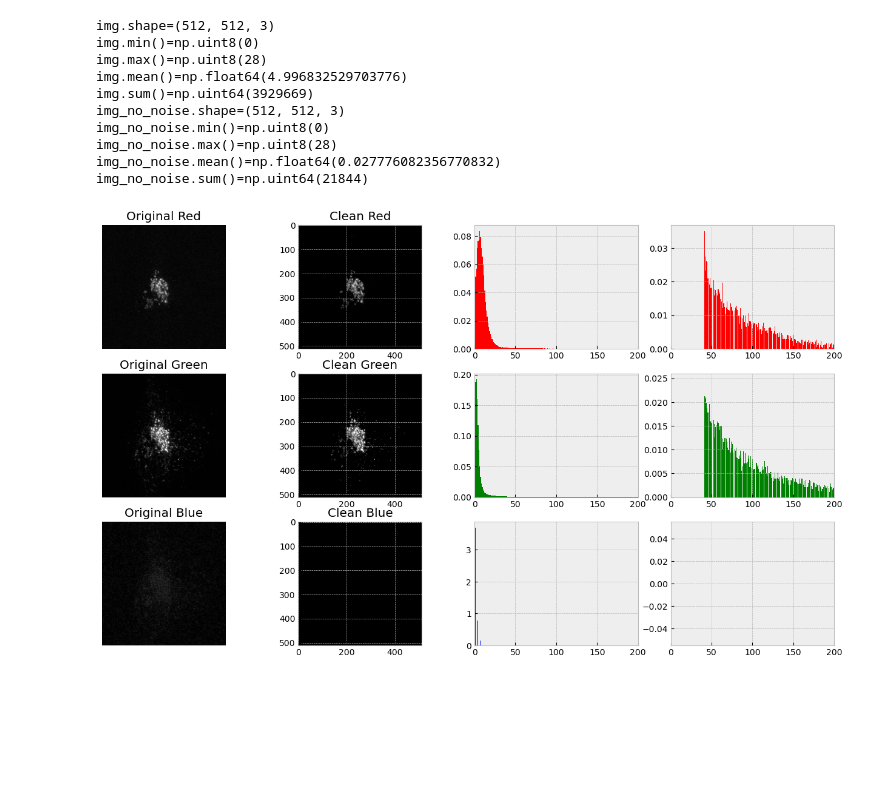
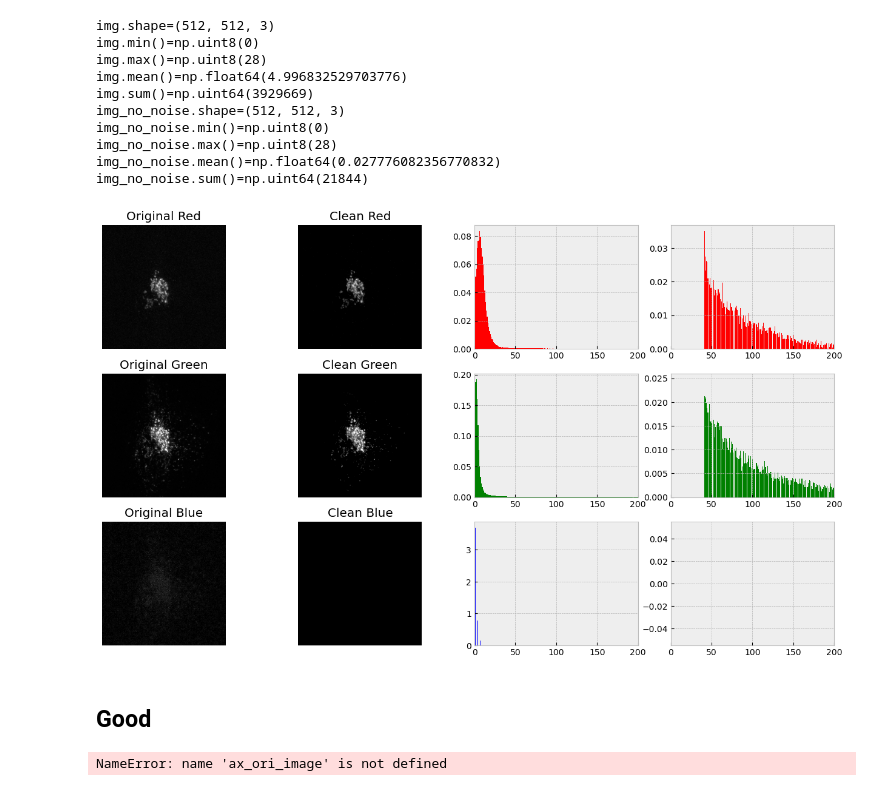
Before and after one commit to SPS-SP2273/learning-portfolio-Venetaris, a Jupyter notebook: Testing/Image analysis.ipynb, the cells around one changed output. Drawn from its saved outputs; the diff is of its cells as text; code cells hidden in the pictures; blank space fills up the shorter version.

```diff
--- a/Testing/Image analysis.ipynb
+++ b/Testing/Image analysis.ipynb
@@ -213,37 +213,37 @@ ax_dn_g_i.set_title("Clean Green")
 
 ax_ori_b_i.imshow(ori_b, cmap = 'gray')
 ax_ori_b_i.set_title("Original Blue")
 ax_dn_b_i.imshow(dn_b, cmap = 'gray')
 ax_dn_b_i.set_title("Clean Blue")
 
 zippo = zip(
     (ax_ori_r_h, ax_dn_r_h, ax_ori_g_h, ax_dn_g_h, ax_ori_b_h, ax_dn_b_h),
     (ori_r, dn_r, ori_g, dn_g, ori_b, dn_b)   # Zipping histograms to their imagages
     )
 
 for axis, data in zippo:
     no_zeros = data.flatten()                           # Flatten data
     no_zeros = no_zeros[no_zeros > 0]                   # Limits data to those greater than 0, (omit the masked)
     if axis == ax_ori_r_h or axis == ax_dn_r_h:
         color = 'red'
     elif axis == ax_ori_g_h or axis == ax_dn_g_h:
         color = 'green'
     else:
         color = 'blue'
 
     axis.hist(no_zeros,
               bins=255,
               color=color,
               density=True)                             # Automates creation of the histograms
 
     axis.set_xlim([0, 200])                             # Limits axis dimensions
 
-for a in [ax_ori_r_i, ax_ori_g_i, ax_ori_b_i]:
+for a in [ax_ori_r_i, ax_dn_r_i, ax_ori_g_i, ax_dn_g_i, ax_ori_b_i, ax_dn_b_i]:
     a.axis('off')
 # %% [output]
-[figure, old version]
+[figure, new version]
+# %% [markdown]
+## Good
 # %%
-
-
-for a in [ax_ori_image, ax_no_noise_image]:
-    a.axis('off')
+# %% [output]
+NameError: name 'ax_ori_image' is not defined
```
Also changed, not shown: parts of 2 cells of this notebook, 5 other files.
